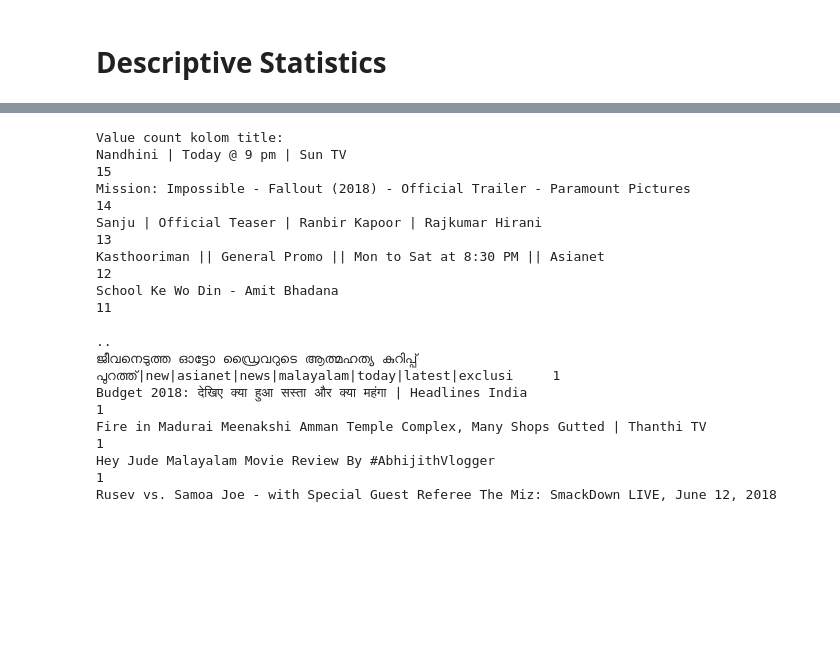
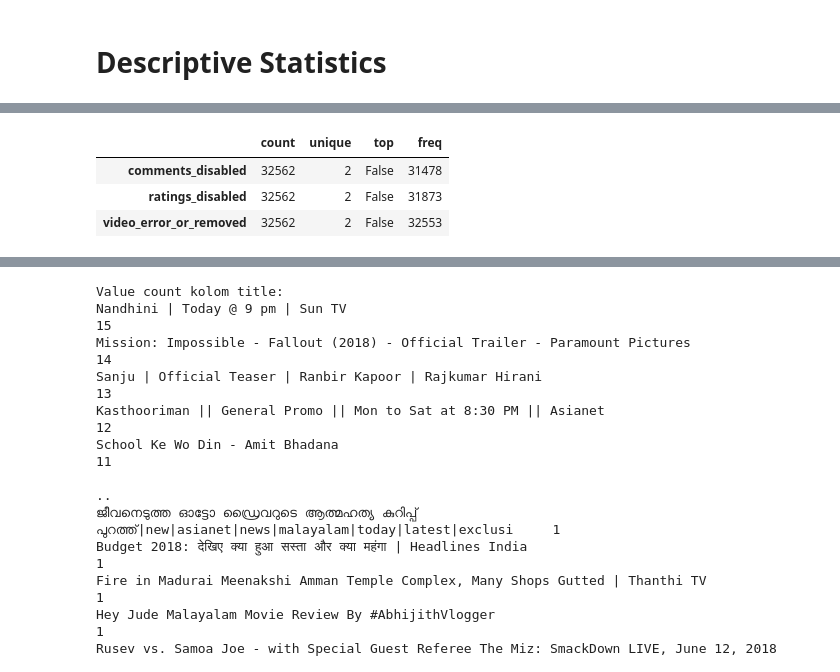
Before and after one commit to mcikalmerdeka/Youtube-Video-Views-Prediction, a Jupyter notebook: Youtube Video Views Prediction.ipynb, the cells around one changed output, grey strips where cells are left out. Drawn from its saved outputs; the diff is of its cells as text; code cells hidden in the pictures; blank space fills up the shorter version.

```diff
--- a/Youtube Video Views Prediction.ipynb
+++ b/Youtube Video Views Prediction.ipynb
@@ -252,0 +196,8 @@ Name: video_error_or_removed, dtype: int64
+# %%
+#Describe boolean columns
+df[bool].describe().transpose()
+# %% [output]
+|  | count | unique | top | freq |
+| comments_disabled | 32562 | 2 | False | 31478 |
+| ratings_disabled | 32562 | 2 | False | 31873 |
+| video_error_or_removed | 32562 | 2 | False | 32553 |
```
Also changed, not shown: parts of 35 cells of this notebook.
